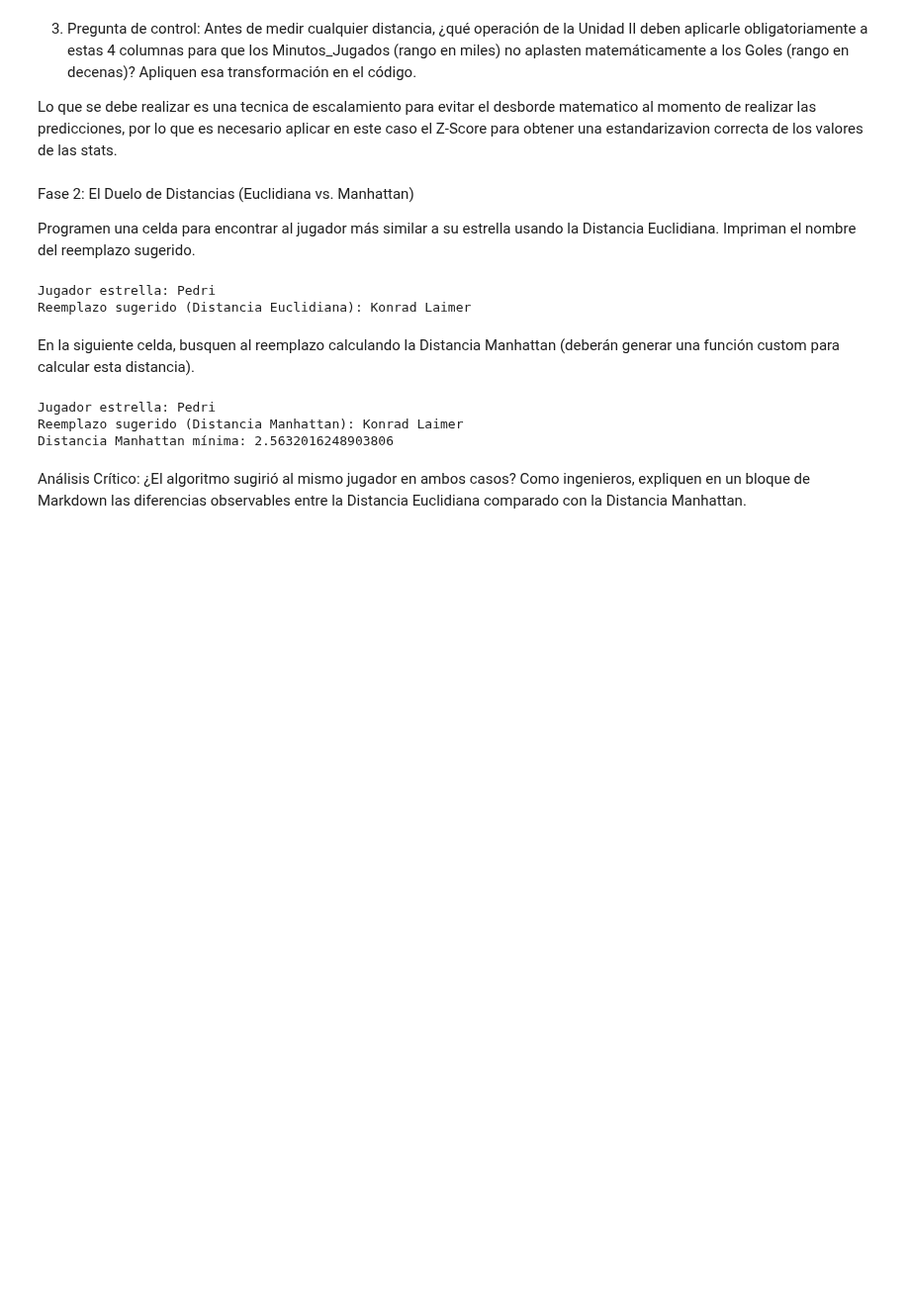
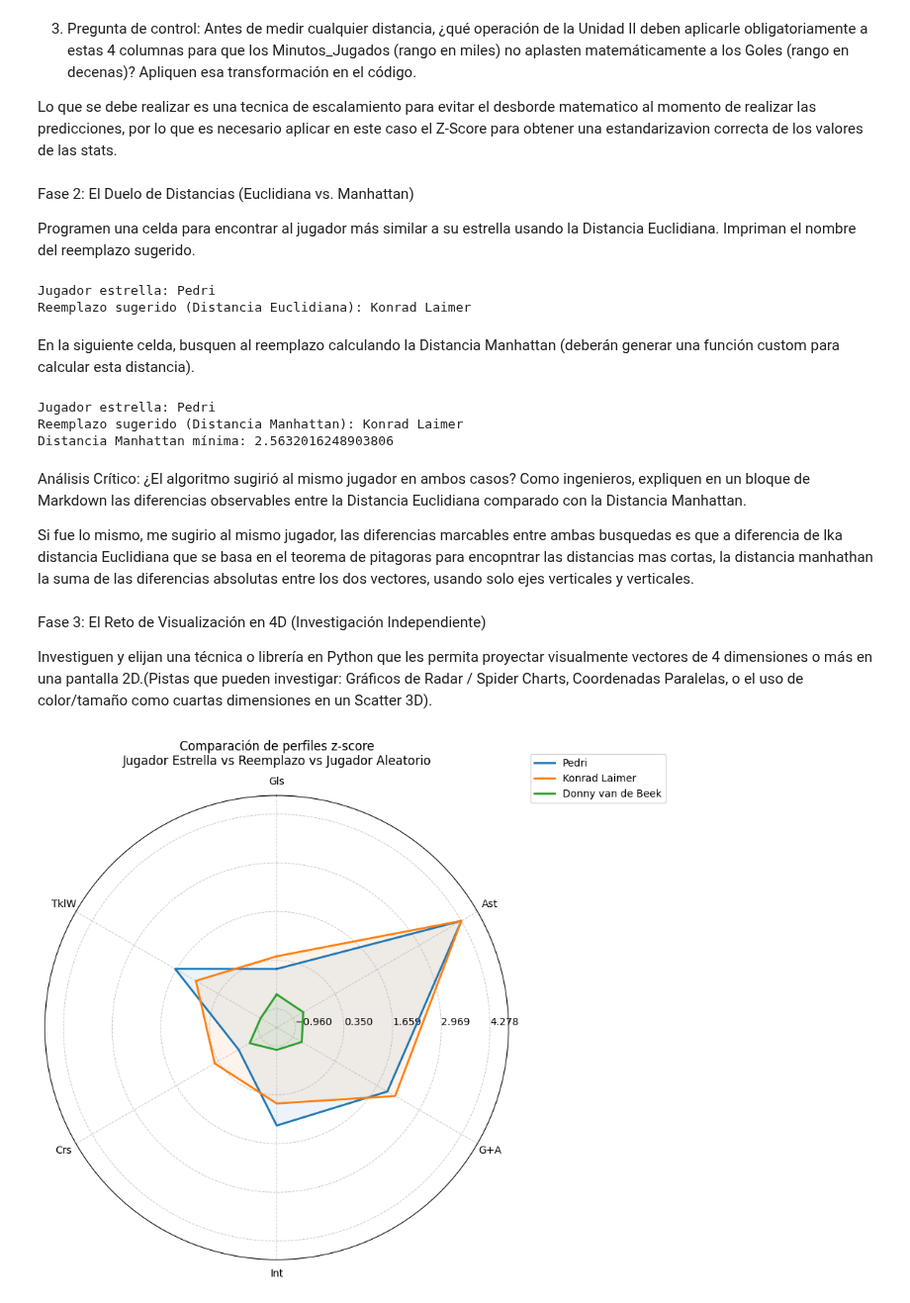
Before and after one commit to Emiliano0X1/MineriaDeDatos-2026-2, a Jupyter notebook: TW9-Scouting.ipynb, the cells around one changed output. Shown at 99% size. Cells and saved outputs as stored; diff of their text form; code cells hidden in the pictures; blank space fills up the shorter version.

```diff
--- a/TW9-Scouting.ipynb
+++ b/TW9-Scouting.ipynb
@@ -97,3 +97,67 @@ Reemplazo sugerido (Distancia Manhattan): Konrad Laimer
 Distancia Manhattan mínima: 2.5632016248903806
 # %% [markdown]
 Análisis Crítico: ¿El algoritmo sugirió al mismo jugador en ambos casos? Como ingenieros, expliquen en un bloque de Markdown las diferencias observables entre la Distancia Euclidiana comparado con la Distancia Manhattan.
+
+Si fue lo mismo, me sugirio al mismo jugador, las diferencias marcables entre ambas busquedas es que a diferencia de lka distancia Euclidiana que se basa en el teorema de pitagoras para encopntrar las distancias mas cortas, la distancia manhathan la suma de las diferencias absolutas entre los dos vectores, usando solo ejes verticales y verticales.
+# %% [markdown]
+Fase 3: El Reto de Visualización en 4D (Investigación Independiente)
+
+Investiguen y elijan una técnica o librería en Python que les permita proyectar visualmente vectores de 4 dimensiones o más en una pantalla 2D.(Pistas que pueden investigar: Gráficos de Radar / Spider Charts, Coordenadas Paralelas, o el uso de color/tamaño como cuartas dimensiones en un Scatter 3D).
+# %%
+import numpy as np
+
+import matplotlib.pyplot as plt
+
+# 1) Selección de jugadores a comparar
+star_name = jugador_estrella
+suggested_name = jugador_sugerido
+
+# Índices del jugador estrella y del sugerido
+star_idx = df.index[df["Player"] == star_name][0]
+suggested_idx = df.index[df["Player"] == suggested_name][0]
+
+# Vectores z-score para los tres perfiles
+vector_star = X_zscore[star_idx]
+vector_suggested = X_zscore[suggested_idx]
+
+# 2) Tercer jugador aleatorio distinto de los dos anteriores
+pool = df[~df["Player"].isin([star_name, suggested_name])]["Player"].dropna().tolist()
+rng = np.random.default_rng(42)
+random_name = rng.choice(pool)
+random_idx = df.index[df["Player"] == random_name][0]
+vector_random = X_zscore[random_idx]
+
+players = [star_name, suggested_name, random_name]
+vectors = np.vstack([vector_star, vector_suggested, vector_random])
+
+# 3) Visualización en radar chart (gráfico 2D para 6 dimensiones)
+labels = feature_cols
+N = len(labels)
+angles = np.linspace(0, 2 * np.pi, N, endpoint=False).tolist()
+angles += angles[:1]
+
+fig, ax = plt.subplots(figsize=(9, 9), subplot_kw=dict(polar=True))
+ax.set_theta_offset(np.pi / 2)
+ax.set_theta_direction(-1)
+
+max_val = np.max(vectors)
+min_val = np.min(vectors)
+ax.set_ylim(min_val - 0.5, max_val + 0.5)
+
+ax.set_xticks(angles[:-1])
+ax.set_xticklabels(labels, fontsize=10)
+ax.set_rlabel_position(90)
+ax.set_yticks(np.linspace(min_val, max_val, 5))
+ax.grid(True, linestyle='--', linewidth=0.7, alpha=0.7)
+
+for i, profile in enumerate(vectors):
+    values = np.concatenate([profile, profile[:1]])
+    ax.plot(angles, values, linewidth=2, label=players[i])
+    ax.fill(angles, values, alpha=0.08)
+
+ax.set_title("Comparación de perfiles z-score\nJugador Estrella vs Reemplazo vs Jugador Aleatorio", pad=30)
+ax.legend(loc="upper right", bbox_to_anchor=(1.35, 1.10))
+plt.tight_layout()
+plt.show()
+# %% [output]
+[figure, added]
```
